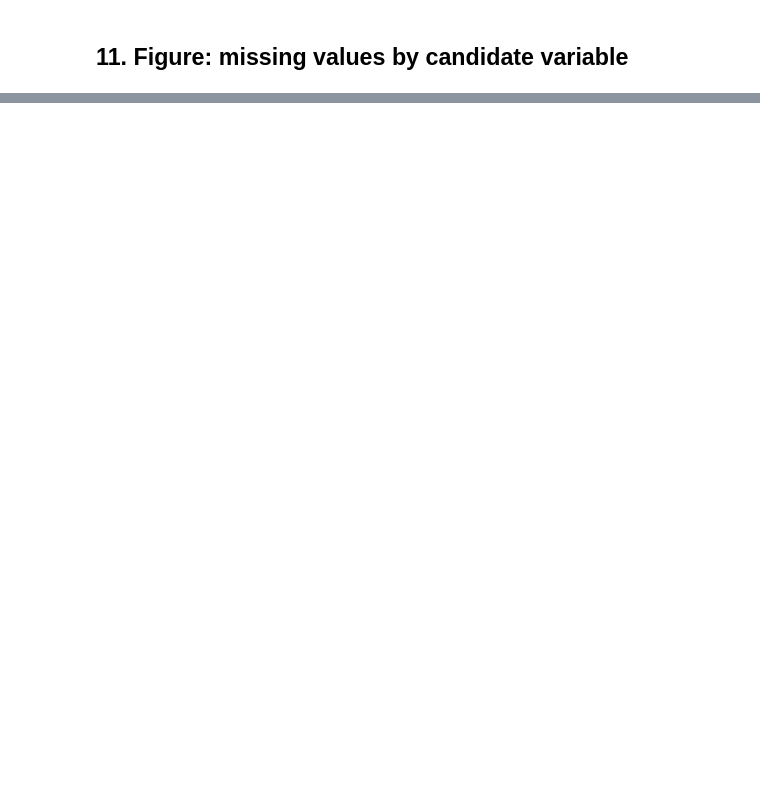
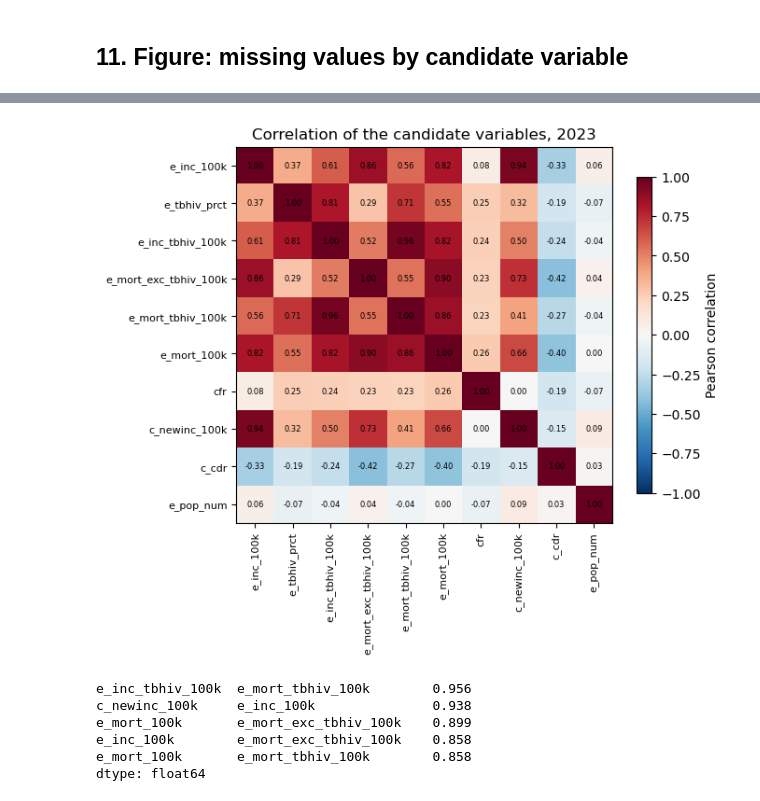
Before and after one commit to Nahi04/who_tuberculosis_surveillance_machine_learning_analysis, a Jupyter notebook: 03_notebooks/01_EDA.ipynb, the cells around one changed output, grey strips where cells are left out. Saved outputs shown, nothing was run; the diff lists cells and outputs as text; code cells hidden in the pictures; blank space fills up the shorter version.

```diff
--- a/03_notebooks/01_EDA.ipynb
+++ b/03_notebooks/01_EDA.ipynb
@@ -458,0 +429,32 @@ is preferred over the mean given the skewness measured in section 12.
+# %%
+to_correlate = [c for c in numeric_candidates if c != "cfr_pct"]
+correlations = recent[to_correlate].corr()
+correlations.to_csv(RESULTS_DIR / "correlations.csv")
+
+fig, ax = plt.subplots(figsize=(6.5, 5.5))
+image = ax.imshow(correlations, cmap="RdBu_r", vmin=-1, vmax=1)
+ax.set_xticks(range(len(to_correlate)), to_correlate, rotation=90, fontsize=8)
+ax.set_yticks(range(len(to_correlate)), to_correlate, fontsize=8)
+for row in range(len(to_correlate)):
+    for col in range(len(to_correlate)):
+        ax.text(col, row, f"{correlations.iloc[row, col]:.2f}",
+                ha="center", va="center", fontsize=6)
+fig.colorbar(image, ax=ax, shrink=0.8, label="Pearson correlation")
+ax.set_title("Correlation of the candidate variables, 2023")
+
+fig.savefig(FIGURES_DIR / "correlations.png", dpi=200, bbox_inches="tight")
+# %% [output]
+[figure, added]
+# %%
+# The figure rounds to two decimals; the strongest pairs are listed exactly.
+pairs = correlations.stack()
+pairs = pairs[pairs.index.get_level_values(0) < pairs.index.get_level_values(1)]
+
+pairs.sort_values(ascending=False).head(5).round(3)
+# %% [output]
+e_inc_tbhiv_100k  e_mort_tbhiv_100k        0.956
+c_newinc_100k     e_inc_100k               0.938
+e_mort_100k       e_mort_exc_tbhiv_100k    0.899
+e_inc_100k        e_mort_exc_tbhiv_100k    0.858
+e_mort_100k       e_mort_tbhiv_100k        0.858
+dtype: float64
```
Also changed, not shown: parts of 70 cells of this notebook.
